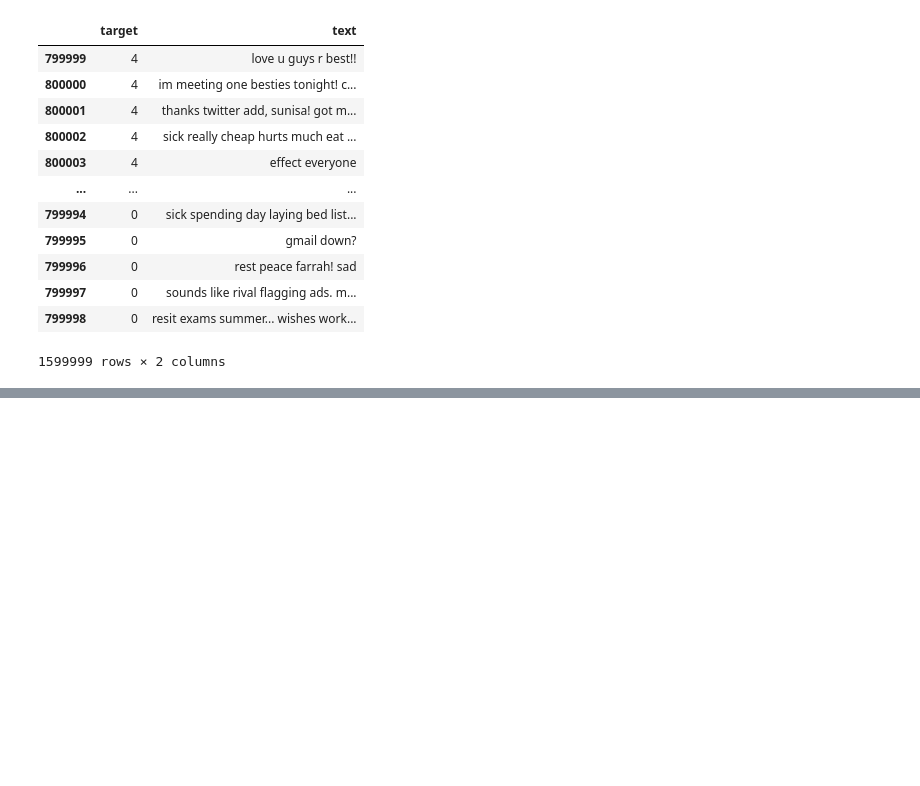
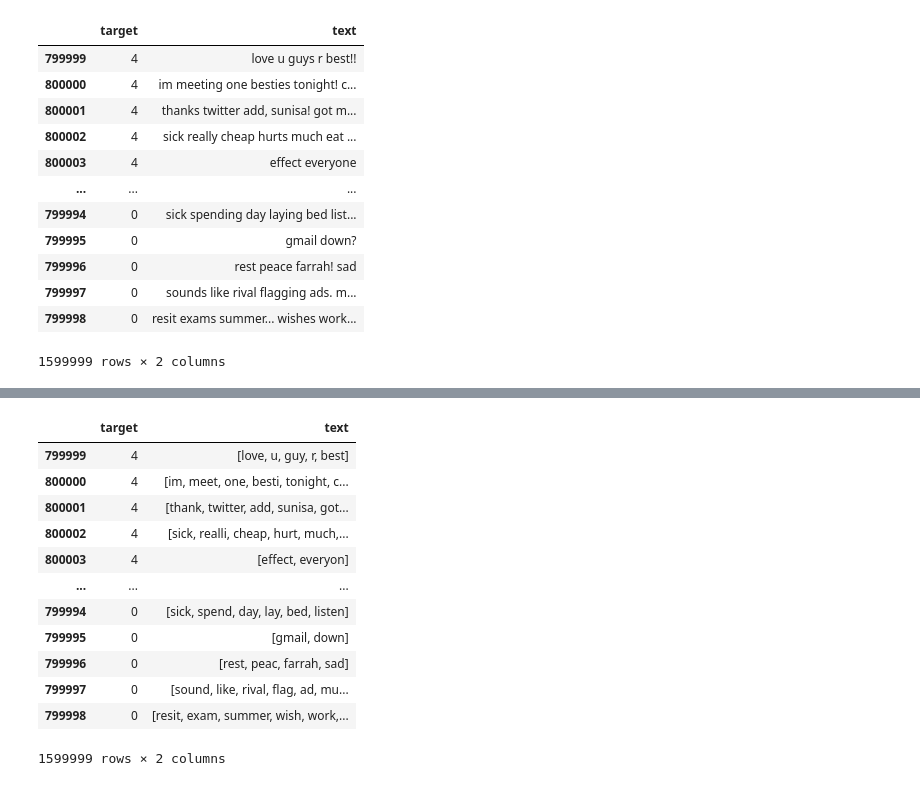
Before and after one commit to karsharma10/Machine_Learning_Sentiment_Analysis, a Jupyter notebook: project.ipynb, the cells around one changed output, grey strips where cells are left out. Saved outputs shown, nothing was run; the diff lists cells and outputs as text; code cells hidden in the pictures; blank space fills up the shorter version.

```diff
--- a/project.ipynb
+++ b/project.ipynb
@@ -215,0 +241,25 @@ binary_twitter_set['text'] = binary_twitter_set['text'].apply(lambda text: remov
+# %%
+#stemming:
+def stemming(text):
+    returnArray= []
+    for word in text:
+        returnArray.append( nltk.stem.snowball.SnowballStemmer(language='english').stem(word))
+    return returnArray
+
+binary_twitter_set['text'] = binary_twitter_set['text'].apply(lambda text: stemming(text))
+# %%
+binary_twitter_set
+# %% [output]
+|  | target | text |
+| 799999 | 4 | [love, u, guy, r, best] |
+| 800000 | 4 | [im, meet, one, besti, tonight, c... |
+| 800001 | 4 | [thank, twitter, add, sunisa, got... |
+| 800002 | 4 | [sick, realli, cheap, hurt, much,... |
+| 800003 | 4 | [effect, everyon] |
+| ... | ... | ... |
+| 799994 | 0 | [sick, spend, day, lay, bed, listen] |
+| 799995 | 0 | [gmail, down] |
+| 799996 | 0 | [rest, peac, farrah, sad] |
+| 799997 | 0 | [sound, like, rival, flag, ad, mu... |
+| 799998 | 0 | [resit, exam, summer, wish, work,... |
+1599999 rows × 2 columns
```
Also changed, not shown: parts of 11 cells of this notebook.
